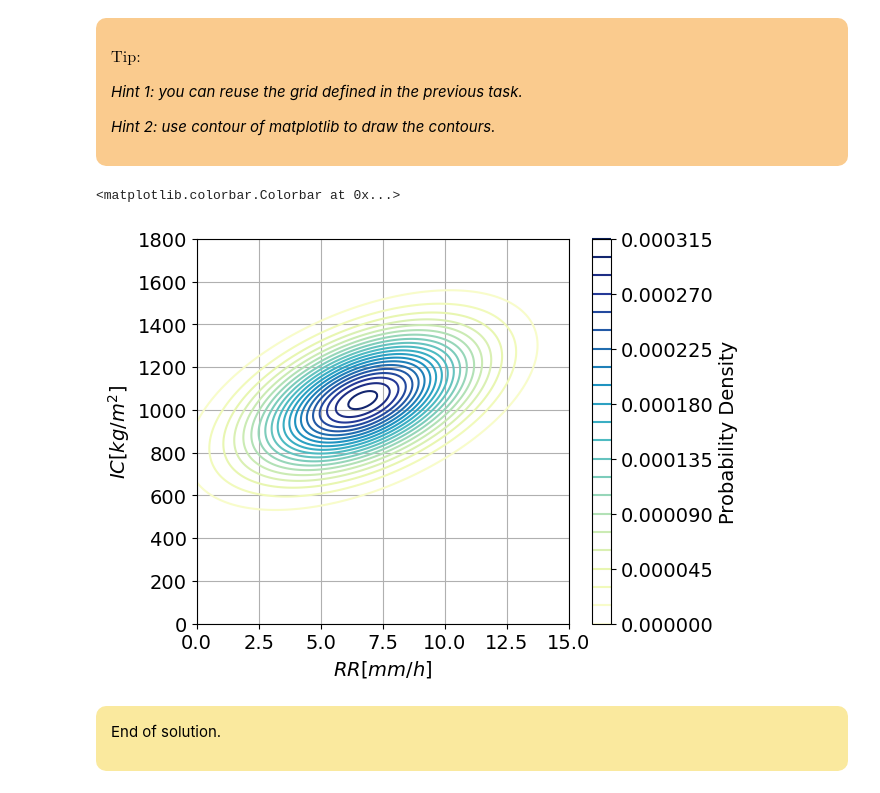
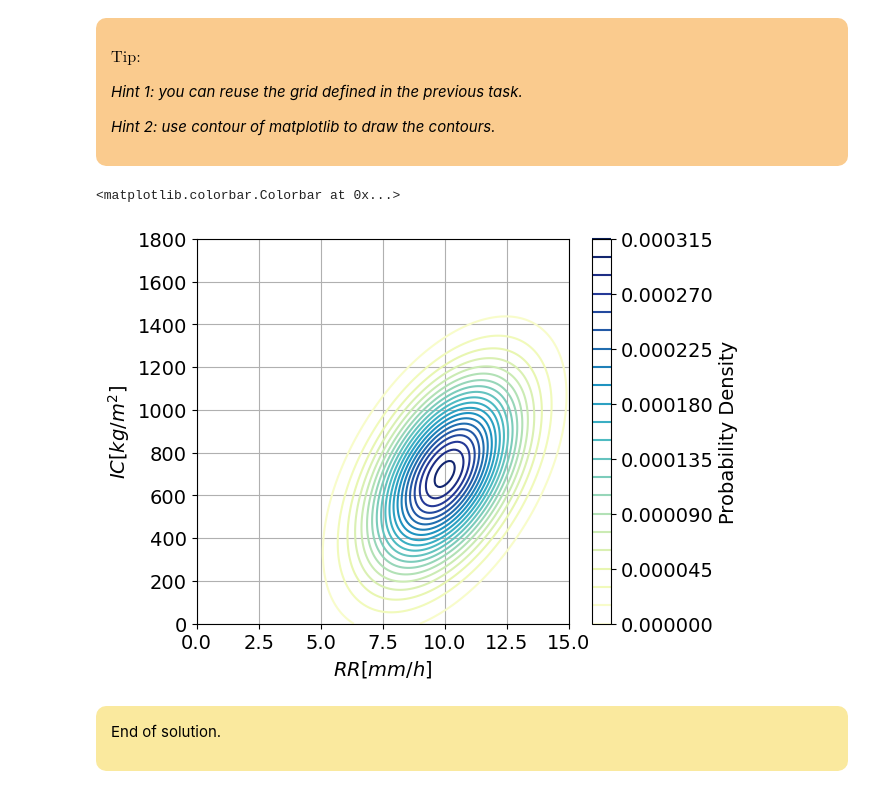
Before and after one commit to MUDE-2025/PA1.5, a Jupyter notebook: PA_1_5_Plotting_in_the_clouds.ipynb, the cells around one changed output. Drawn from its saved outputs; the diff is of its cells as text; code cells hidden in the pictures.

Commit message:
typo reshape

```diff
--- a/PA_1_5_Plotting_in_the_clouds.ipynb
+++ b/PA_1_5_Plotting_in_the_clouds.ipynb
@@ -270,17 +272,17 @@ $\text{Tip:}$
 # %%
 # Create contours plot
 fig = plt.figure(figsize=(6,5))
 ax = fig.add_subplot(111)
-contours = ax.contour(X1, X2, Z.reshape(X1.shape), 25, cmap='YlGnBu', vmin=0)
+contours = ax.contour(X1, X2, Z.reshape(X1.shape).T, 25, cmap='YlGnBu', vmin=0)
 ax.grid()
 ax.set_xlim([0, 15])
 ax.set_ylim([0, 1800])
 ax.set_xlabel('${RR} [mm/h]$')
 ax.set_ylabel('${IC} [kg/m^2]$')
 fig.colorbar(contours, ax=ax, label='Probability Density')
 # %% [output]
 <matplotlib.colorbar.Colorbar at 0x...>
-[figure, old version]
+[figure, new version]
 # %% [markdown]
 <div style="background-color:#FAE99E; color: black; vertical-align: middle; padding:15px; margin: 10px; border-radius: 10px; width: 90%">
 <p>
```
Also changed, not shown: parts of 4 cells of this notebook.
